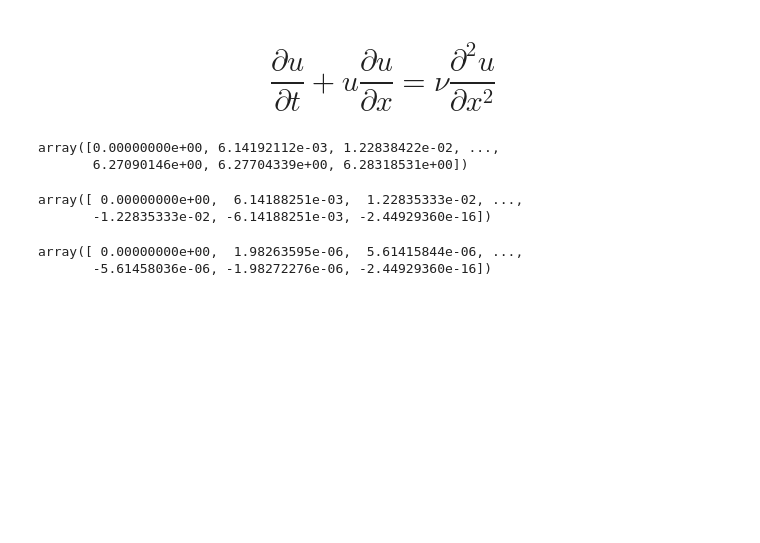
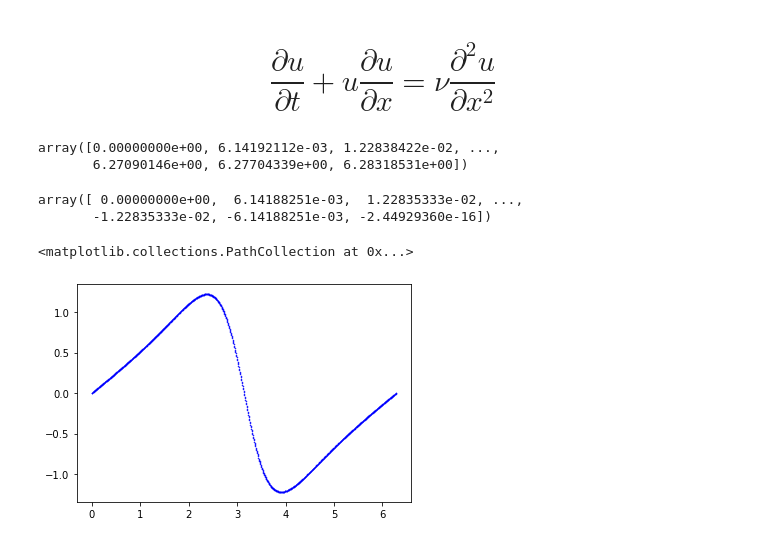
Before and after one commit to High-Performation-Computing-Group/Pseudo-Spectral-Method, a Jupyter notebook: Python/Day1/Day1_burgers.ipynb, the cells around one changed output. Saved outputs shown, nothing was run; the diff lists cells and outputs as text; code cells hidden in the pictures; blank space fills up the shorter version.

```diff
--- a/Python/Day1/Day1_burgers.ipynb
+++ b/Python/Day1/Day1_burgers.ipynb
@@ -71,26 +71,28 @@ dduk=np.ones(1024,dtype=complex)
 force_u_n=np.zeros(1024,dtype=float)
 # force_u_o=np.zeros(1024)
 # %%
-for o in range(1,2000):
+for o in range(1,17000):
     Uk=sci.fft(UX)
     c=complex(0,1)
-    for i in range(0,1023):
+    for i in range(0,N):
         k=2.0*(np.pi)*float(i)/a
         duk[i]=c*k*Uk[i]
-        dduk[i]=-k*k*Uk[i]
     dux=(sci.ifft(duk)).real
-    ddux=(sci.ifft(dduk)).real
-    for i in range(0,1023):
-        force_u_n[i]=-UX[i]*dux[i]+mu*ddux[i]
+    for i in range(0,N):
+        dux[i]=dux[i]/float(N)
+        ddux[i]=ddux[i]/float(N)
+        force_u_n[i]=UX[i]*dux[i]
         if(o==1):
             UX[i]=UX[i]+dt*force_u_n[i]
         else:
             UX[i]=UX[i]+dt*((3.0/2.0)*force_u_n[i]-(1.0/2.0)*force_u_o[i])
     force_u_o=force_u_n
-UX
+
+plt.scatter(x,UX,label= "stars", color= "blue",
+            marker= ".", s=1)
 # %% [output]
-array([ 0.00000000e+00,  1.98263595e-06,  5.61415844e-06, ...,
-       -5.61458036e-06, -1.98272276e-06, -2.44929360e-16])
+<matplotlib.collections.PathCollection at 0x...>
+[figure, added]
 # %%
 plt.plot(UX)
 # %% [output]
```
Also changed, not shown: parts of 9 cells of this notebook, 5 other files.
